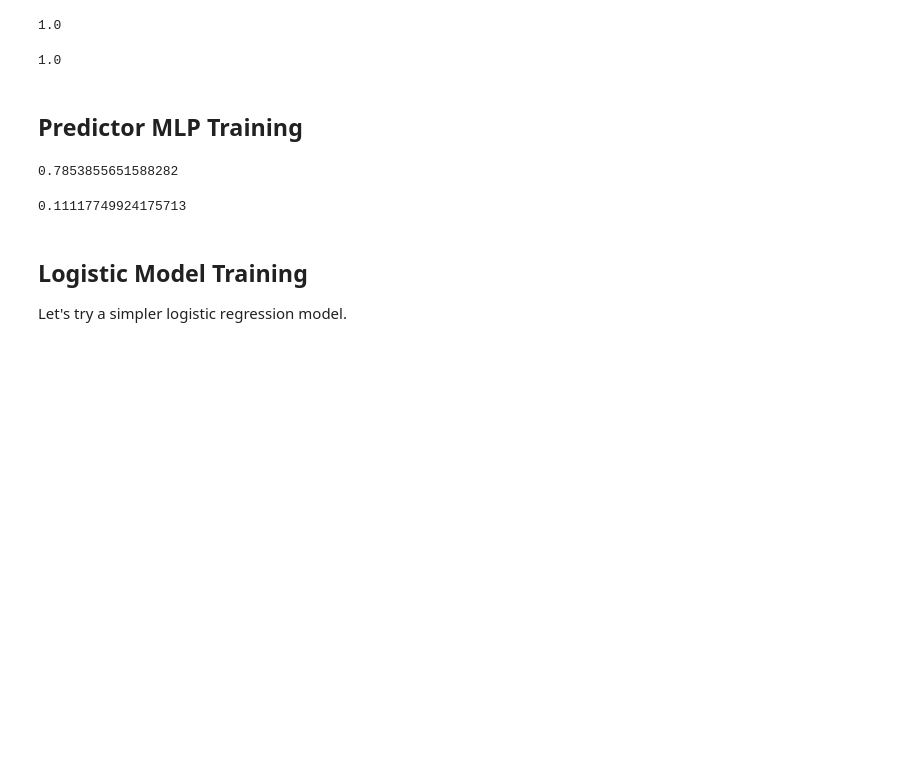
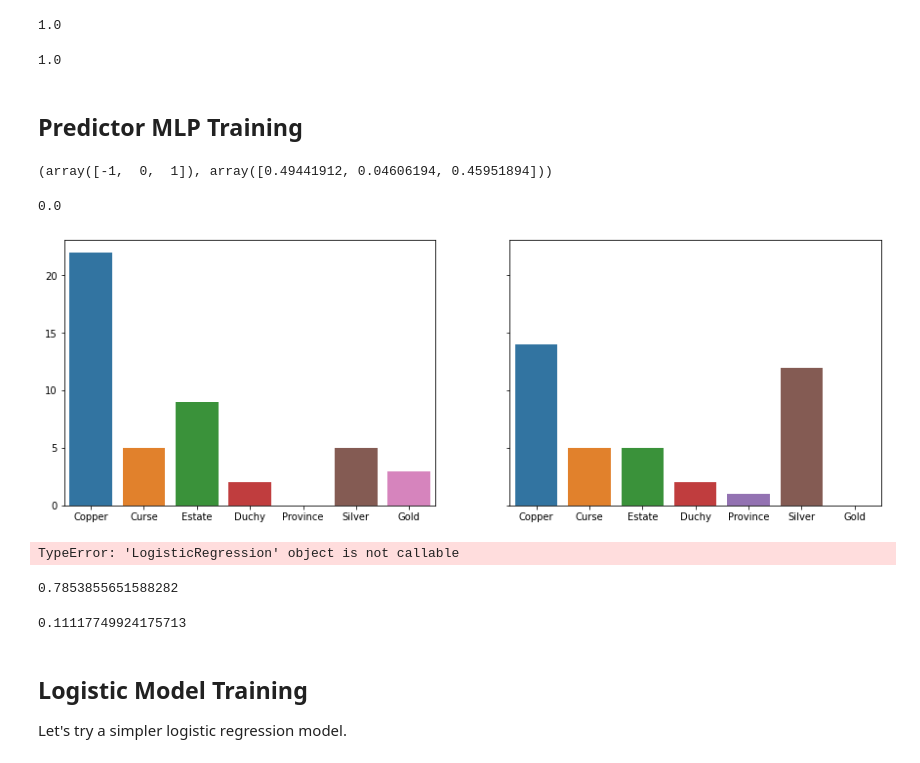
Before and after one commit to SpecificGenerality/PyDominion, a Jupyter notebook: notebooks/training.ipynb, the cells around one changed output. Drawn from its saved outputs; the diff is of its cells as text; code cells hidden in the pictures; blank space fills up the shorter version.

Commit message:
update notebook, re-add loss plotting

```diff
--- a/notebooks/training.ipynb
+++ b/notebooks/training.ipynb
@@ -35,3 +38,6 @@ X, y = sample_training_batch(1000, -1, config, players)
+# %%
+raw_data = load(data_path)
+X, y = raw_data[0], raw_data[1]
 # %%
 # What are the class priors in the training sample?
 classes, rates = classification_rate(y)
@@ -87 +93,5 @@ model_name = 'r-r-mlp-pred-bce-100-100-1'
 model_path = os.path.join(model_dir, model_name)
+# %%
+X_with_idxs = [(i, x) for i, x in enumerate(X[1:]) if x[idxs['Province']] == 7 and X[i-1][idxs['Province']] == 8]
+# %%
+filtered_X_idxs, filtered_X = [list(t) for t in zip(*X_with_idxs)]
@@ -87,0 +101,13 @@ model_path = os.path.join(model_dir, model_name)
+# %%
+classification_rate(y[filtered_X_idxs])
+# %% [output]
+(array([-1,  0,  1]), array([0.49441912, 0.04606194, 0.45951894]))
+# %%
+i=1
+fig, axes = plt.subplots(1, 2, figsize=(15, 5), sharey='all')
+sns.barplot(x=cards, y=filtered_X[i][7:14], ax=axes[0])
+sns.barplot(x=cards, y=filtered_X[i][14:], ax=axes[1])
+filtered_y[i]
+# %% [output]
+0.0
+[figure, added]
@@ -90,7 +118,9 @@ y1 = np.array(y, dtype=np.float32)
 train_mlp(X, y1, model, criterion, epochs=100, save_epochs=10, model_name=model_name, path=os.path.join(model_dir, model_name))
 # %%
 y_pred = model(torch.tensor(X).cuda()).detach().cpu().numpy()
-y_labels = np.array(y).reshape(y_pred.shape)
+y_labels = np.array(train_y).reshape(y_pred.shape)
+# %% [output]
+TypeError: 'LogisticRegression' object is not callable
 # %%
 output = (y_pred > 0.5)
 correct = (output == y_labels).sum()
```
Also changed, not shown: parts of 33 cells of this notebook, 1 other file.
